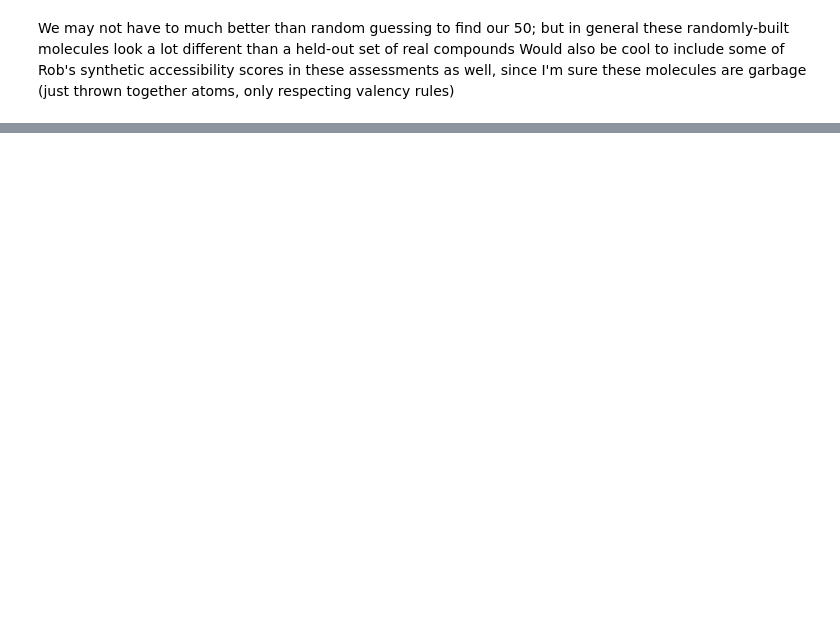
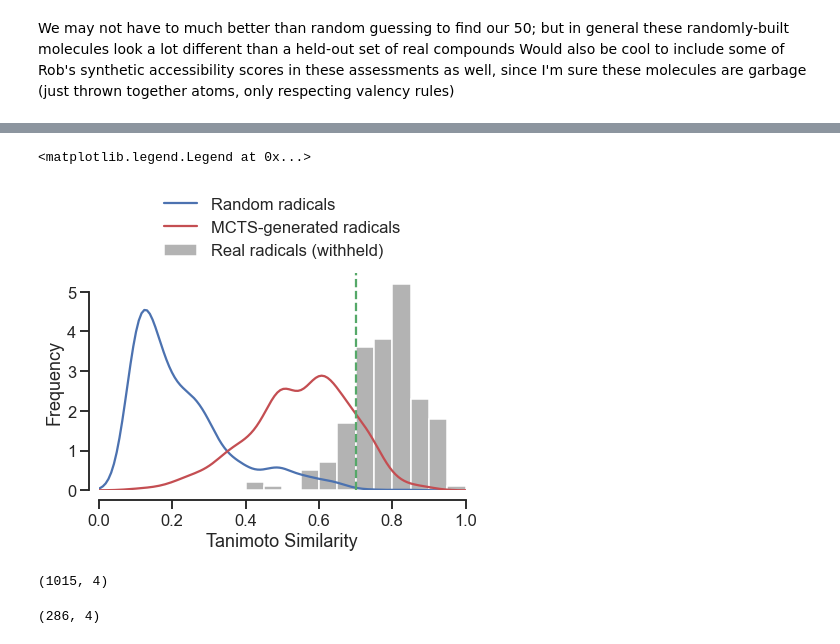
Before and after one commit to NREL/rlmolecule, a Jupyter notebook: q2_rl_milestone/similarity_score_example.ipynb, the cells around one changed output, grey strips where cells are left out. Cells and saved outputs as stored; diff of their text form; code cells hidden in the pictures; blank space fills up the shorter version.

```diff
--- a/q2_rl_milestone/similarity_score_example.ipynb
+++ b/q2_rl_milestone/similarity_score_example.ipynb
@@ -143,3 +145,17 @@ plt.legend(loc='upper center')
 # %% [markdown]
 We may not have to much better than random guessing to find our 50; but in general these randomly-built molecules look a lot different than a held-out set of real compounds
 Would also be cool to include some of Rob's synthetic accessibility scores in these assessments as well, since I'm sure these molecules are garbage (just thrown together atoms, only respecting valency rules)
+# %%
+import psycopg2
+
+dbparams = {
+    'dbname': 'bde',
+    'port': 5432,
+    'host': 'yuma.hpc.nrel.gov',
+    'user': 'rlops',
+    'password': '***REMOVED***',
+    'options': f'-c search_path=rl',
+}
+
+with psycopg2.connect(**dbparams) as conn:
+    rewards = pd.read_sql_query('SELECT * FROM Q2Reward', con=conn)
@@ -145,0 +176,25 @@ Would also be cool to include some of Rob's synthetic accessibility scores in th
+# %%
+plt.hist(np.array(similarities_test), bins=20, range=(0, 1), label='Real radicals (withheld)', density=True, color='.7')
+sns.kdeplot(np.array(similarities_random), zorder=2, label='Random radicals', clip=(0., 1.))
+sns.kdeplot(rewards.reward, zorder=2, label='MCTS-generated radicals', clip=(0., 1.), color='r')
+
+
+plt.axvline(x=0.7, ls='--', color='g')
+plt.ylabel('Frequency')
+plt.xlabel('Tanimoto Similarity')
+plt.tight_layout()
+plt.xlim([0, 1])
+sns.despine(trim=True, offset=10)
+
+plt.legend(loc='lower center', bbox_to_anchor=(.5, 1.))
+# %% [output]
+<matplotlib.legend.Legend at 0x...>
+[figure, added]
+# %%
+rewards.shape
+# %% [output]
+(1015, 4)
+# %%
+rewards[rewards.reward > 0.7].shape
+# %% [output]
+(286, 4)
```
Also changed, not shown: parts of 14 cells of this notebook, 2 other files.
